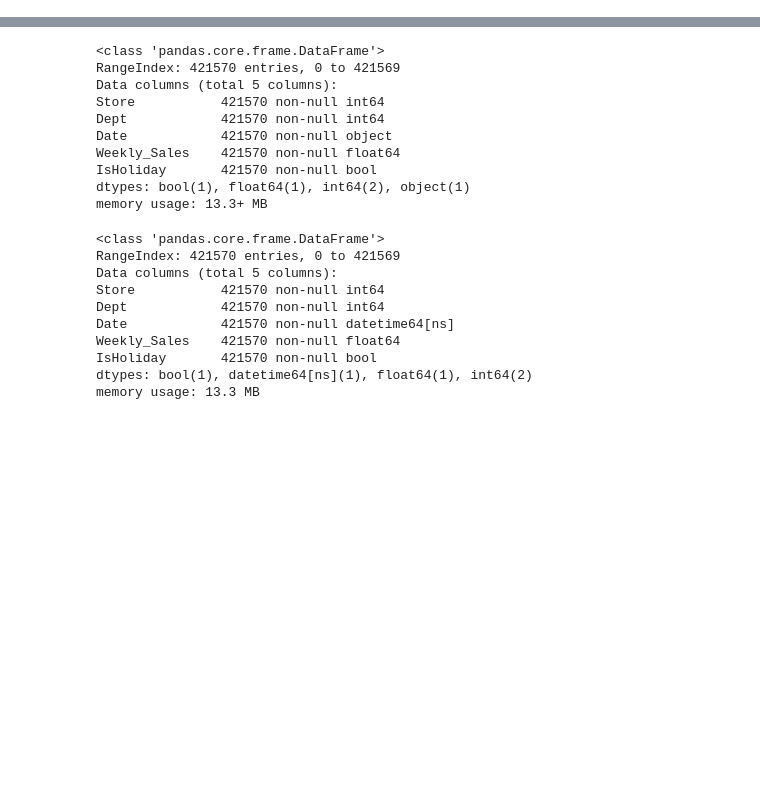
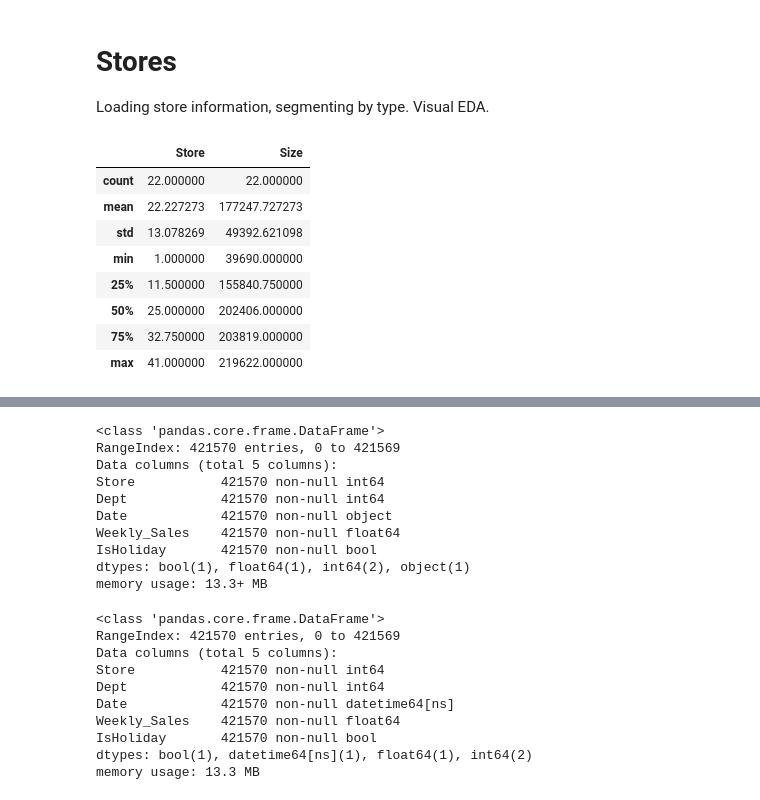
Before and after one commit to ayoitsdanyo/springboard, a Jupyter notebook: dataWrangling_eda.ipynb, the cells around one changed output, grey strips where cells are left out. Drawn from its saved outputs; the diff is of its cells as text; code cells hidden in the pictures; blank space fills up the shorter version.

```diff
--- a/dataWrangling_eda.ipynb
+++ b/dataWrangling_eda.ipynb
@@ -5,3 +5,6 @@ import matplotlib.pyplot as plt
 import seaborn as sns
 %matplotlib inline
 import datetime as dt
+# %% [markdown]
+# Stores
+Loading store information, segmenting by type. Visual EDA.
@@ -7,0 +17,12 @@ import datetime as dt
+# %%
+type_a.describe()
+# %% [output]
+|  | Store | Size |
+| count | 22.000000 | 22.000000 |
+| mean | 22.227273 | 177247.727273 |
+| std | 13.078269 | 49392.621098 |
+| min | 1.000000 | 39690.000000 |
+| 25% | 11.500000 | 155840.750000 |
+| 50% | 25.000000 | 202406.000000 |
+| 75% | 32.750000 | 203819.000000 |
+| max | 41.000000 | 219622.000000 |
```
Also changed, not shown: parts of 12 cells of this notebook.
